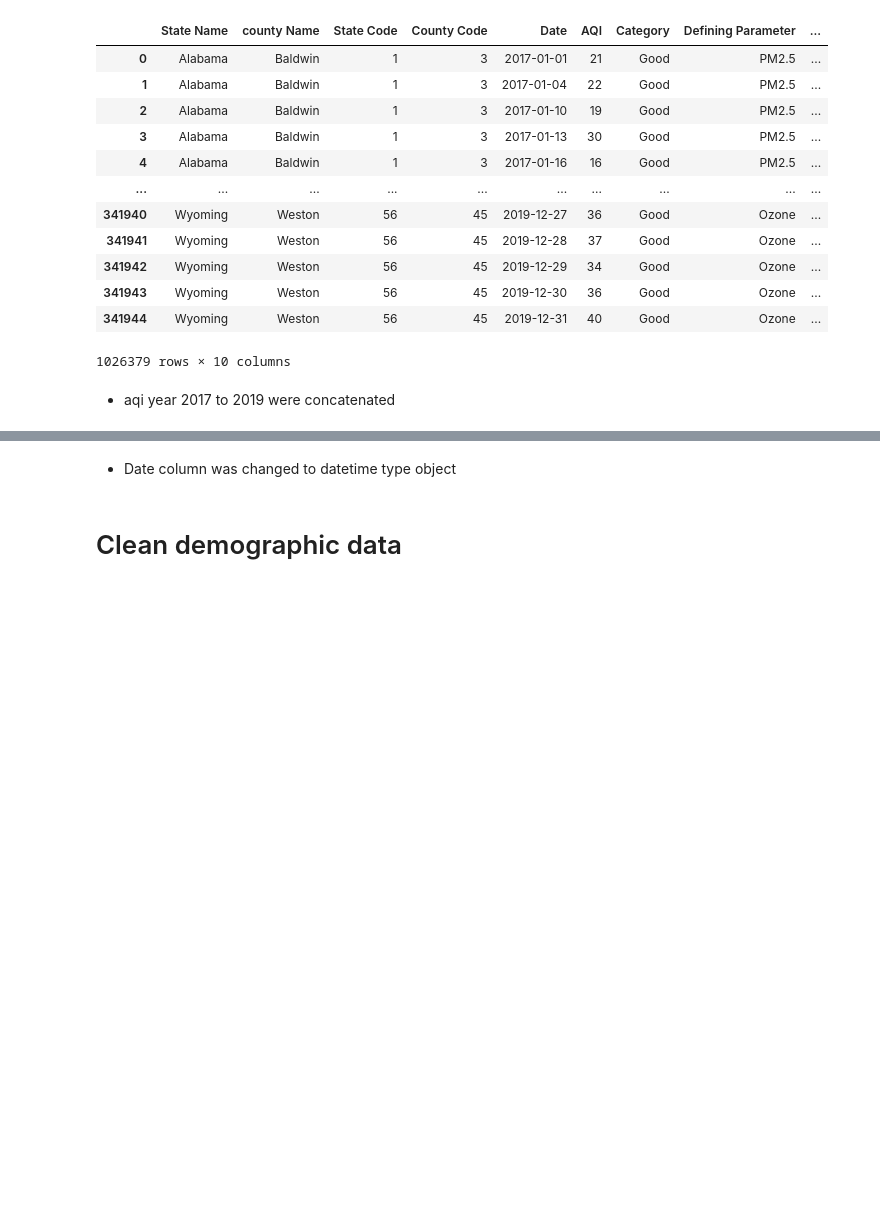
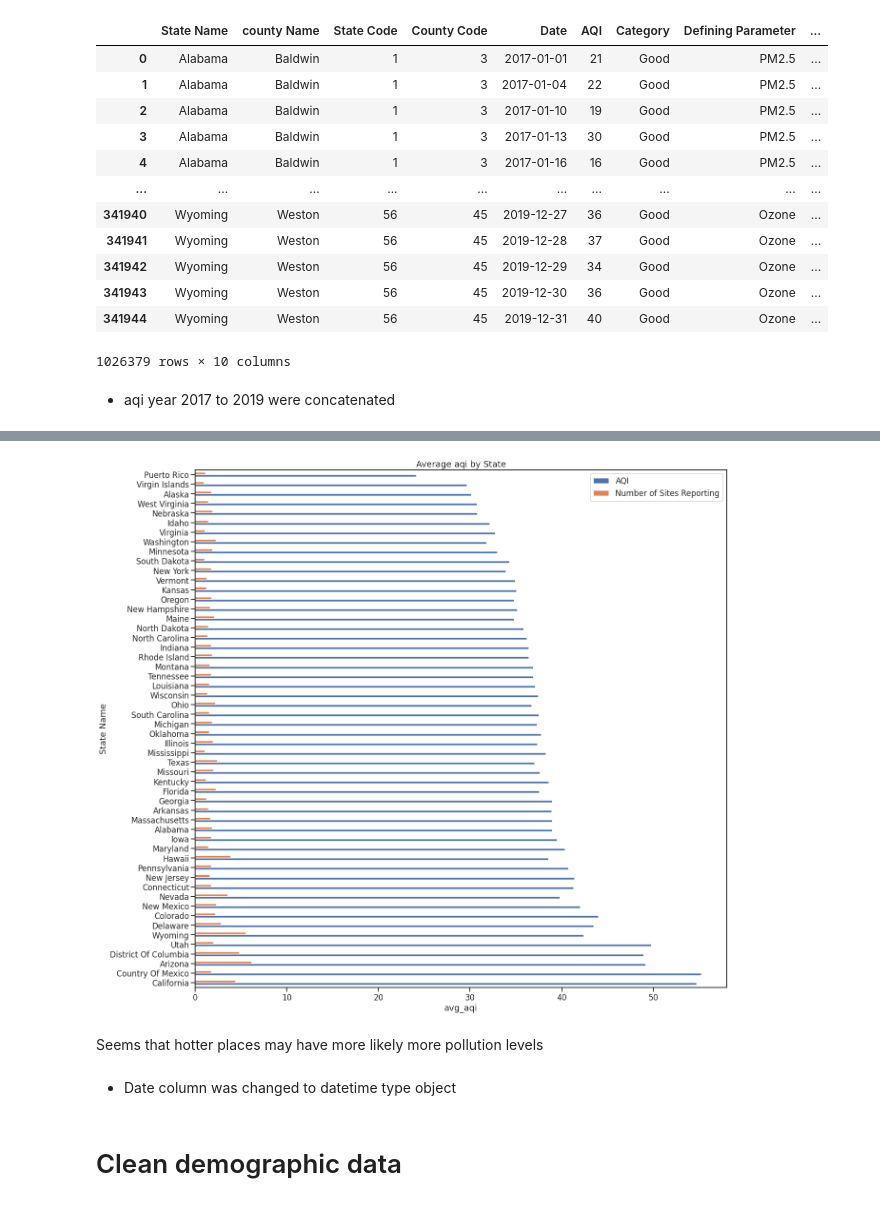
Before and after one commit to willkchan/Pollution-Forecast, a Jupyter notebook: src/preparation/Data_Wrangling.ipynb, the cells around one changed output, grey strips where cells are left out. Saved outputs shown, nothing was run; the diff lists cells and outputs as text; code cells hidden in the pictures; blank space fills up the shorter version.

```diff
--- a/src/preparation/Data_Wrangling.ipynb
+++ b/src/preparation/Data_Wrangling.ipynb
@@ -165,0 +215,5 @@ numpy.datetime64
+# %%
+# calculate average aqi by state
+
+avg_aqi = county_daily_aqi_by_2017_2019.groupby('State Name')[['AQI', 'Number of Sites Reporting']].mean()
+avg_aqi.head()
@@ -166,3 +228,21 @@ numpy.datetime64
+# %%
+# The next bit simply reorders the index by increasing average of weekday and weekend prices
+# Compare the index order you get from
+# state_price_means.index
+# with
+# state_price_means.mean(axis=1).sort_values(ascending=False).index
+# See how this expression simply sits within the reindex()
+
+# avg_aqi.plot(kind='barh', figsize=(20,20), title='Average aqi by State')
+# avg_aqi.sort_values(by='State Name').plot(kind='barh', figsize=(20,20), title='Average aqi by State')
+
+# (state_price_means.reindex(index=state_price_means.mean(axis=1).sort_values(ascending=False).index)
+(avg_aqi.reindex(index=avg_aqi.mean(axis=1).sort_values(ascending=False).index).plot(kind='barh', figsize=(20,20), title='Average aqi by State'))
+plt.xlabel('avg_aqi');
+# %% [output]
+[figure, added]
+# %% [markdown]
+Seems that hotter places may have more likely more pollution levels
 # %% [markdown]
 * Date column was changed to datetime type object
 # %% [markdown]
```
Also changed, not shown: parts of 7 cells of this notebook, 1 other file.
